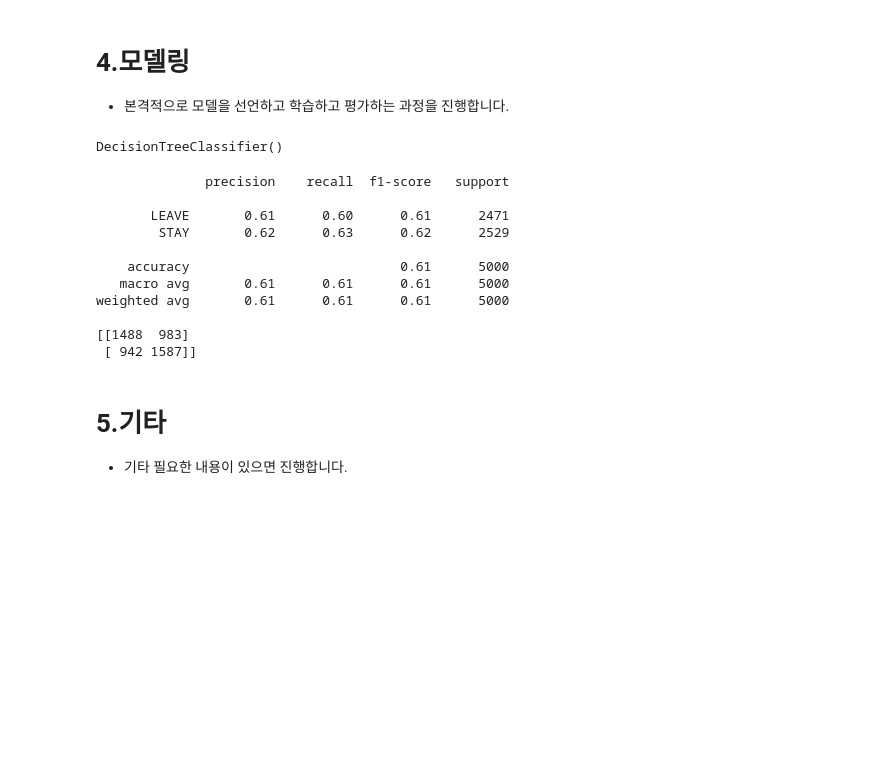
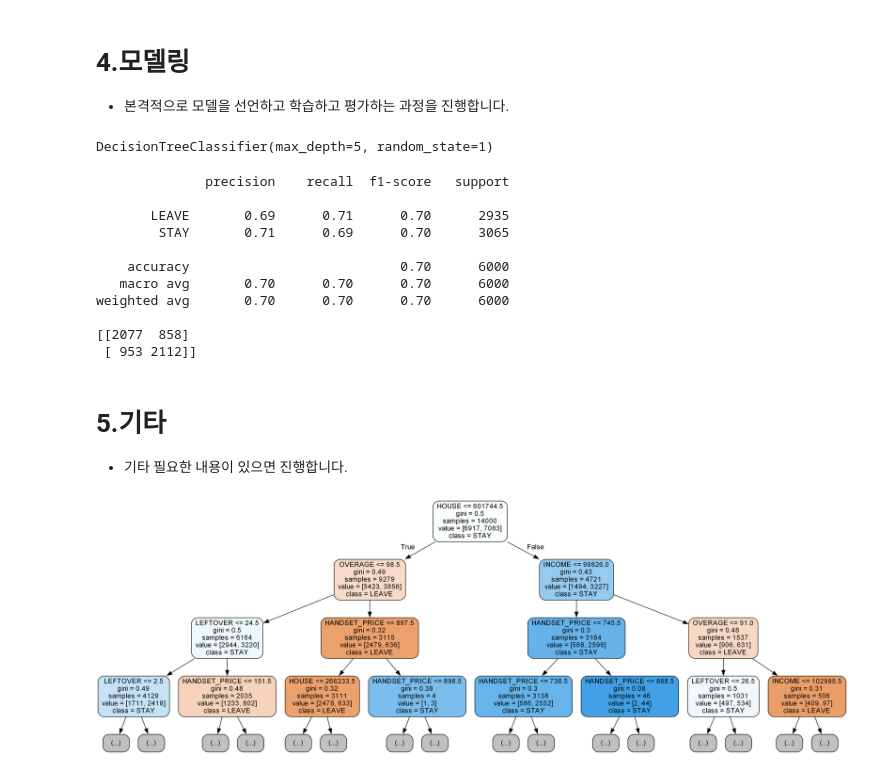
Before and after one commit to op-6160/AIVLE, a Jupyter notebook: 0220_ML/익히기/실습03_06_결정트리(Mobile).ipynb, the cells around one changed output. Drawn from its saved outputs; the diff is of its cells as text; code cells hidden in the pictures; blank space fills up the shorter version.

```diff
--- a/0220_ML/익히기/실습03_06_결정트리(Mobile).ipynb
+++ b/0220_ML/익히기/실습03_06_결정트리(Mobile).ipynb
@@ -173,7 +173,7 @@ dtype: object
 from sklearn.model_selection import train_test_split
 
 # 7:3으로 분리
-x_train,x_test,y_train,y_test = train_test_split(x,y)
+x_train,x_test,y_train,y_test = train_test_split(x,y,test_size=0.3,random_state=1)
 # %% [markdown]
 # 4.모델링
 
@@ -184,12 +184,12 @@ from sklearn.tree import DecisionTreeClassifier
 from sklearn.metrics import classification_report,confusion_matrix
 # %%
 # 2단계: 선언하기
-model = DecisionTreeClassifier()
+model = DecisionTreeClassifier(max_depth=5,random_state=1)
 # %%
 # 3단계: 학습하기
 model.fit(x_train,y_train)
 # %% [output]
-DecisionTreeClassifier()
+DecisionTreeClassifier(max_depth=5, random_state=1)
 # %%
 # 4단계: 예측하기
 y_pred = model.predict(x_test)
@@ -200,15 +200,15 @@ print(confusion_matrix(y_test,y_pred))
 # %% [output]
               precision    recall  f1-score   support
 
-       LEAVE       0.61      0.60      0.61      2471
-        STAY       0.62      0.63      0.62      2529
+       LEAVE       0.69      0.71      0.70      2935
+        STAY       0.71      0.69      0.70      3065
 
-    accuracy                           0.61      5000
-   macro avg       0.61      0.61      0.61      5000
-weighted avg       0.61      0.61      0.61      5000
+    accuracy                           0.70      6000
+   macro avg       0.70      0.70      0.70      6000
+weighted avg       0.70      0.70      0.70      6000
 
-[[1488  983]
- [ 942 1587]]
+[[2077  858]
+ [ 953 2112]]
 # %% [markdown]
 # 5.기타
 
@@ -216,18 +216,21 @@ weighted avg       0.61      0.61      0.61      5000
 # %%
 # 트리 시각화
 from sklearn.tree import export_graphviz
 from IPython.display import Image
 
 export_graphviz(model,                                 # 모델 이름
                 out_file='tree.dot',                   # 파일 이름
                 feature_names=x.columns,               # Feature 이름
                 class_names=['LEAVE', 'STAY'],       # Target Class 이름
                 rounded=True,                          # 둥근 테두리
+                max_depth=3,
                 precision=2,                           # 불순도 소숫점 자리수
                 filled=True)                           # 박스 내부 채우기
 
 # 파일 변환
 !dot tree.dot -Tpng -otree.png -Gdpi=300
 
 # 이미지 파일 표시
 Image(filename='tree.png')
+# %% [output]
+[figure, added]
```
Also changed, not shown: parts of 2 cells of this notebook, 3 other files.
